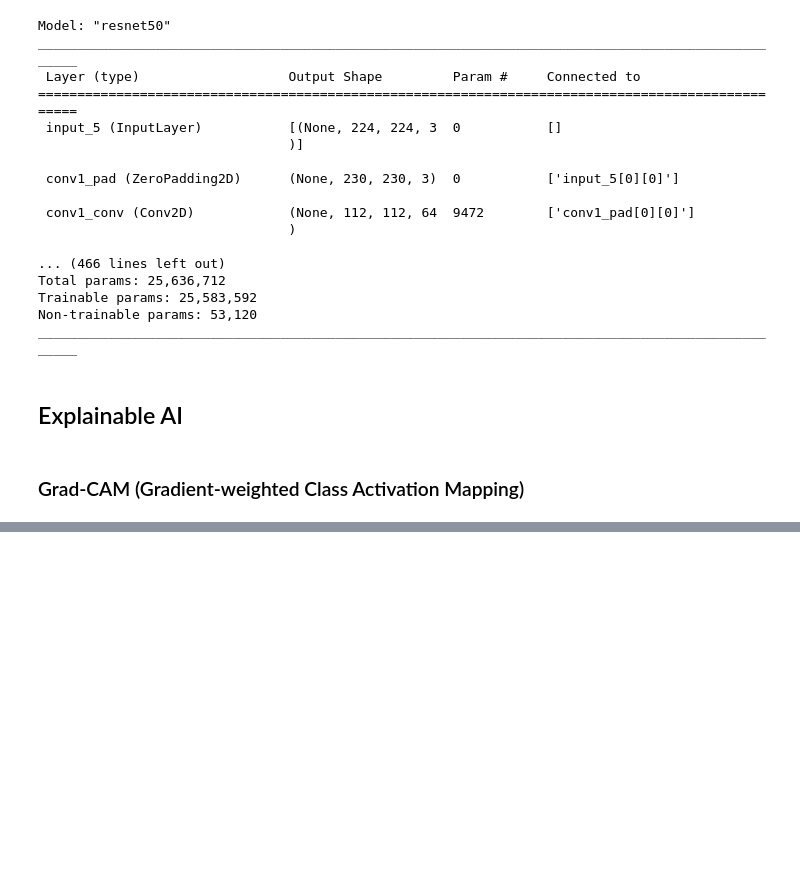
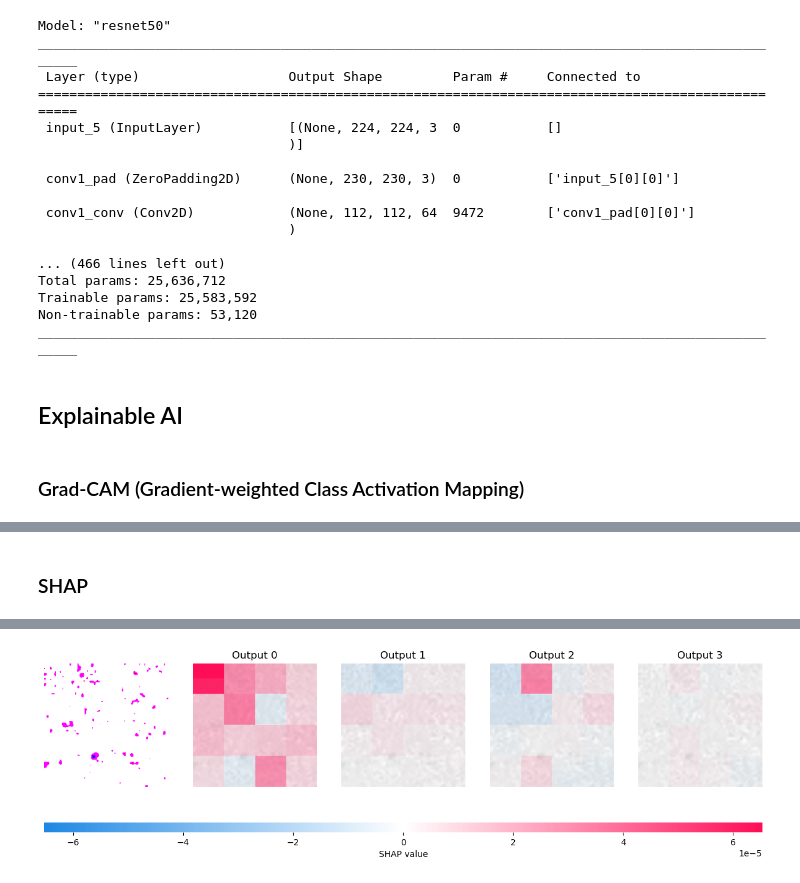
Before and after one commit to iremhttp/Breast-Cancer-Detection, a Jupyter notebook: main.ipynb, the cells around one changed output, grey strips where cells are left out. Drawn from its saved outputs; the diff is of its cells as text; code cells hidden in the pictures; blank space fills up the shorter version.

Commit message:
SHAP and LIME updated for XAI

```diff
--- a/main.ipynb
+++ b/main.ipynb
@@ -694,0 +702,20 @@ plt.show()
+# %% [markdown]
+### SHAP
+# %%
+img = Image.open(random_image_path).resize((224, 224))
+img_array = np.array(img)
+preprocessed_img = preprocess_input(img_array)
+
+preprocessed_img_reshaped = np.expand_dims(preprocessed_img, axis=0)
+
+def f(x):
+    preprocess_input(x)
+    return model(x)
+
+masker = shap.maskers.Image("inpaint_telea", preprocessed_img_reshaped.shape[1:])
+
+explainer = shap.Explainer(f, masker)
+shap_values = explainer(preprocessed_img_reshaped, max_evals=100, batch_size=50, outputs=shap.Explanation.argsort.flip[:4])
+
+shap.image_plot(shap_values)
+# %% [output]
@@ -694,0 +723 @@ plt.show()
+[figure, added]
```
Also changed, not shown: parts of 6 cells of this notebook.
